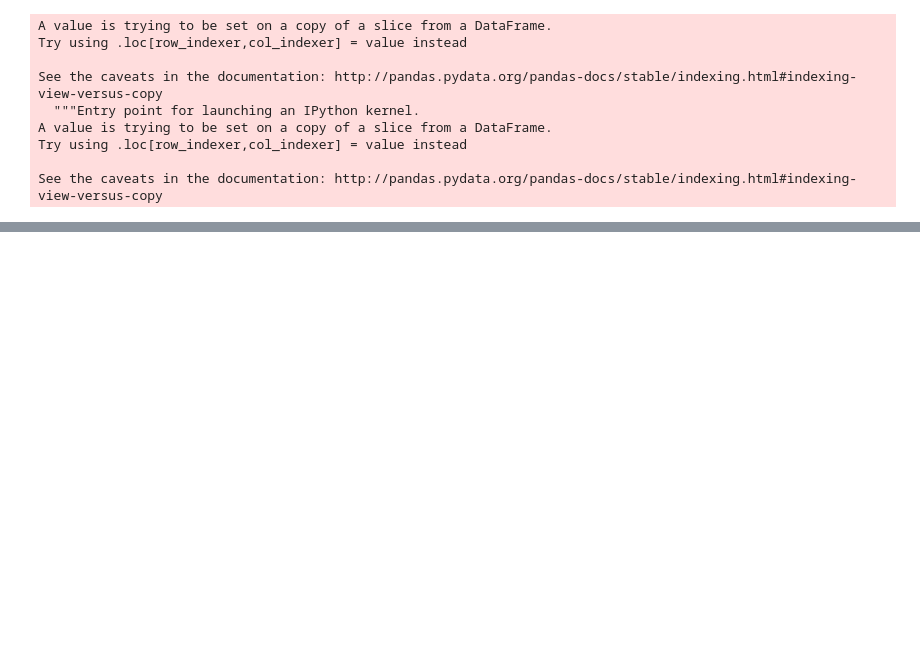
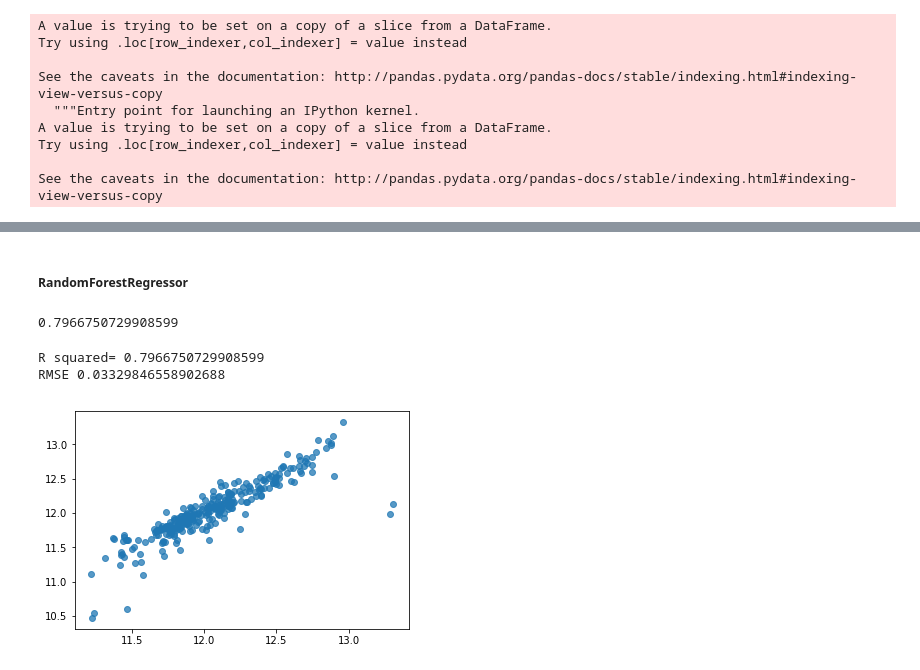
Before and after one commit to dusicastepic/FDSProject, a Jupyter notebook: Semi-final version.ipynb, the cells around one changed output, grey strips where cells are left out. Saved outputs shown, nothing was run; the diff lists cells and outputs as text; code cells hidden in the pictures; blank space fills up the shorter version.

```diff
--- a/Semi-final version.ipynb
+++ b/Semi-final version.ipynb
@@ -574,0 +624,26 @@ submission['SalePrice']=untransformed_preds
+# %% [markdown]
+##### RandomForestRegressor
+# %%
+from sklearn.ensemble import RandomForestRegressor
+rfr=RandomForestRegressor(n_estimators=1000)
+rfr_model=rfr.fit(x_train,y_train)
+rfr_predictions=rfr_model.predict(x_test)
+
+print(rfr_model.score(x_test,y_test))
+# %% [output]
+0.7966750729908599
+# %%
+print('R squared=',rfr_model.score(x_test,y_test))
+
+rmse_rfr=mean_squared_error(y_test,rfr_predictions)
+print('RMSE',rmse_rfr)
+rmse_df=rmse_df.append({'Alg':'RandomForestRegressor','RMSE':rmse_rfr}, ignore_index=True)
+
+
+plt.scatter(rfr_predictions, y_test,alpha=.75)
+plt.xlabel='Predicted Sale Price'
+plt.ylabel='Actual Sale Price'
+# %% [output]
+R squared= 0.7966750729908599
+RMSE 0.03329846558902688
+[figure, added]
```
Also changed, not shown: parts of 67 cells of this notebook.
